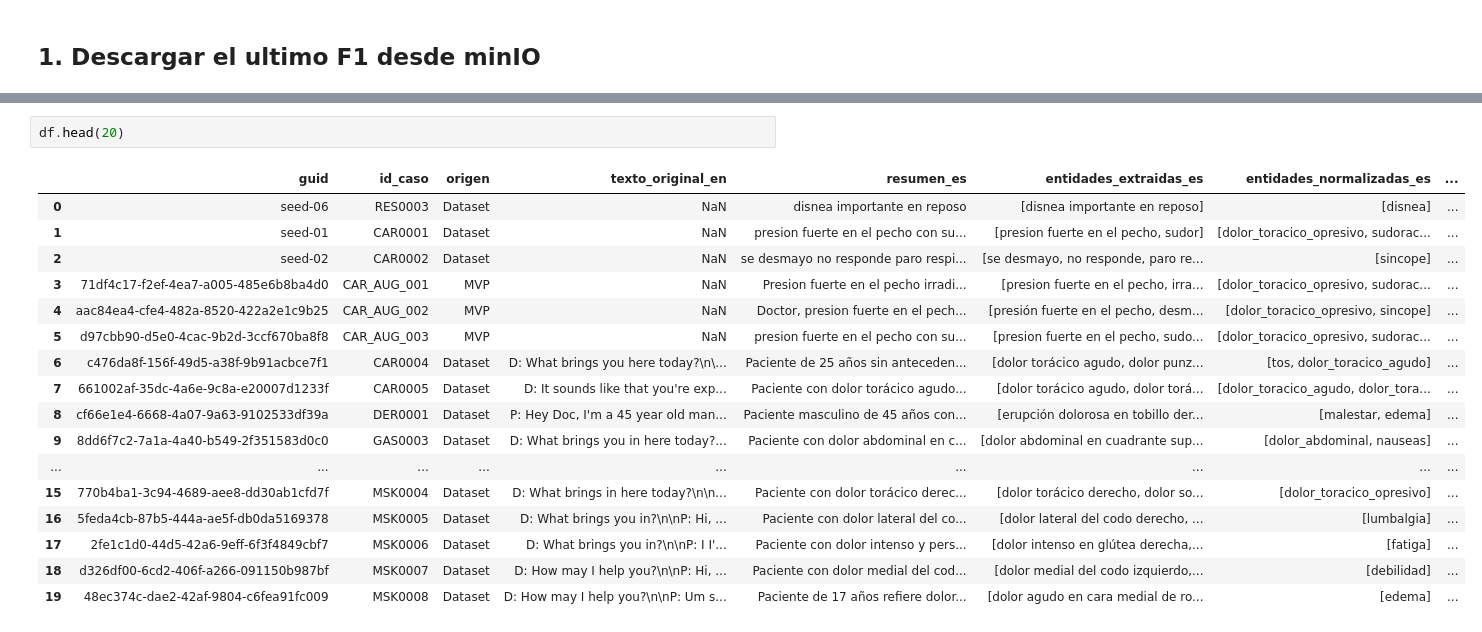
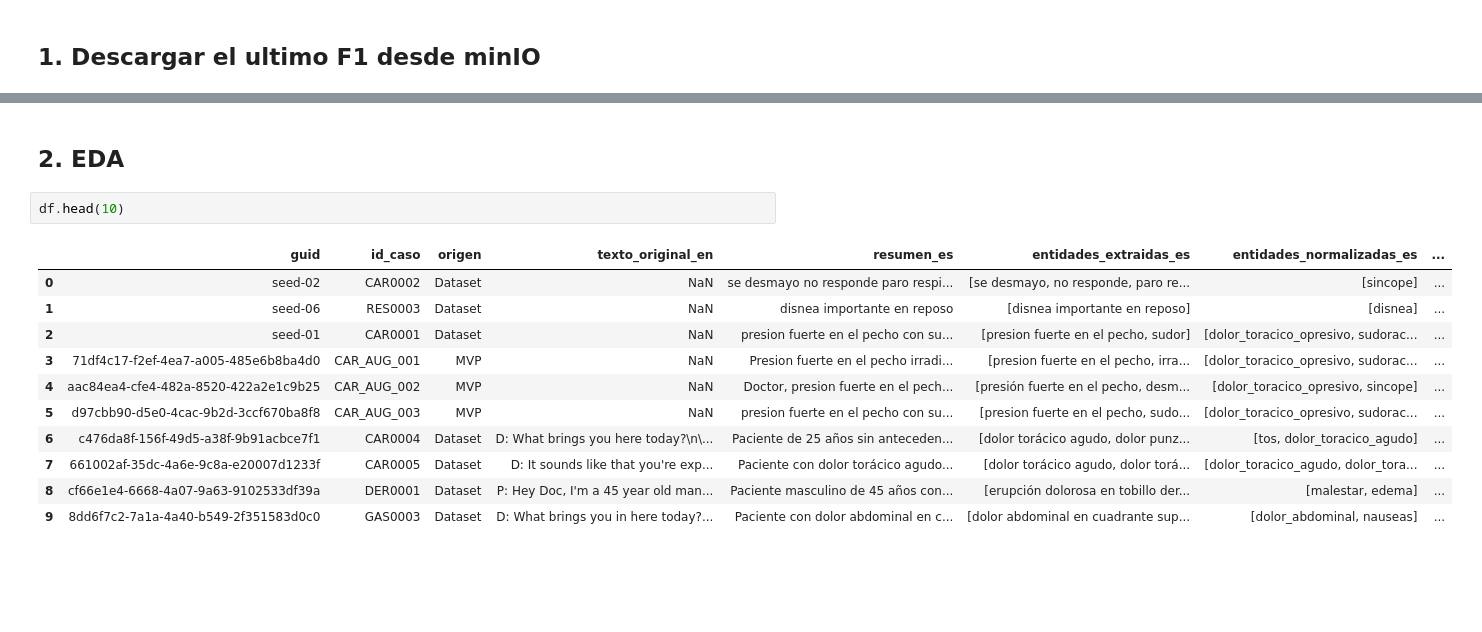
Before and after one commit to 0Dorfin/MedFlow, a Jupyter notebook: notebooks/ml_exploration.ipynb, the cells around one changed output, grey strips where cells are left out. Drawn from its saved outputs; the diff is of its cells as text; blank space fills up the shorter version.

```diff
--- a/notebooks/ml_exploration.ipynb
+++ b/notebooks/ml_exploration.ipynb
@@ -48,10 +53,12 @@ usando 20260519T134533-7fb0bf.parquet (1017930 bytes) modified 2026-05-19 13:45:
+# %% [markdown]
+## 2. EDA
 # %%
-df.head(20)
+df.head(10)
 # %% [output]
 |  | guid | id_caso | origen | texto_original_en | resumen_es | entidades_extraidas_es | entidades_normalizadas_es | ... |
-| 0 | seed-06 | RES0003 | Dataset | NaN | disnea importante en reposo | [disnea importante en reposo] | [disnea] | ... |
-| 1 | seed-01 | CAR0001 | Dataset | NaN | presion fuerte en el pecho con su... | [presion fuerte en el pecho, sudor] | [dolor_toracico_opresivo, sudorac... | ... |
-| 2 | seed-02 | CAR0002 | Dataset | NaN | se desmayo no responde paro respi... | [se desmayo, no responde, paro re... | [sincope] | ... |
+| 0 | seed-02 | CAR0002 | Dataset | NaN | se desmayo no responde paro respi... | [se desmayo, no responde, paro re... | [sincope] | ... |
+| 1 | seed-06 | RES0003 | Dataset | NaN | disnea importante en reposo | [disnea importante en reposo] | [disnea] | ... |
+| 2 | seed-01 | CAR0001 | Dataset | NaN | presion fuerte en el pecho con su... | [presion fuerte en el pecho, sudor] | [dolor_toracico_opresivo, sudorac... | ... |
 | 3 | 71df4c17-f2ef-4ea7-a005-485e6b8ba4d0 | CAR_AUG_001 | MVP | NaN | Presion fuerte en el pecho irradi... | [presion fuerte en el pecho, irra... | [dolor_toracico_opresivo, sudorac... | ... |
 | 4 | aac84ea4-cfe4-482a-8520-422a2e1c9b25 | CAR_AUG_002 | MVP | NaN | Doctor, presion fuerte en el pech... | [presión fuerte en el pecho, desm... | [dolor_toracico_opresivo, sincope] | ... |
 | 5 | d97cbb90-d5e0-4cac-9b2d-3ccf670ba8f8 | CAR_AUG_003 | MVP | NaN | presion fuerte en el pecho con su... | [presion fuerte en el pecho, sudo... | [dolor_toracico_opresivo, sudorac... | ... |
@@ -59,9 +66,3 @@ df.head(20)
 | 7 | 661002af-35dc-4a6e-9c8a-e20007d1233f | CAR0005 | Dataset | D: It sounds like that you're exp... | Paciente con dolor torácico agudo... | [dolor torácico agudo, dolor torá... | [dolor_toracico_agudo, dolor_tora... | ... |
 | 8 | cf66e1e4-6668-4a07-9a63-9102533df39a | DER0001 | Dataset | P: Hey Doc, I'm a 45 year old man... | Paciente masculino de 45 años con... | [erupción dolorosa en tobillo der... | [malestar, edema] | ... |
 | 9 | 8dd6f7c2-7a1a-4a40-b549-2f351583d0c0 | GAS0003 | Dataset | D: What brings you in here today?... | Paciente con dolor abdominal en c... | [dolor abdominal en cuadrante sup... | [dolor_abdominal, nauseas] | ... |
-| ... | ... | ... | ... | ... | ... | ... | ... | ... |
-| 15 | 770b4ba1-3c94-4689-aee8-dd30ab1cfd7f | MSK0004 | Dataset | D: What brings in here today?\n\n... | Paciente con dolor torácico derec... | [dolor torácico derecho, dolor so... | [dolor_toracico_opresivo] | ... |
-| 16 | 5feda4cb-87b5-444a-ae5f-db0da5169378 | MSK0005 | Dataset | D: What brings you in?\n\nP: Hi, ... | Paciente con dolor lateral del co... | [dolor lateral del codo derecho, ... | [lumbalgia] | ... |
-| 17 | 2fe1c1d0-44d5-42a6-9eff-6f3f4849cbf7 | MSK0006 | Dataset | D: What brings you in?\n\nP: I I'... | Paciente con dolor intenso y pers... | [dolor intenso en glútea derecha,... | [fatiga] | ... |
-| 18 | d326df00-6cd2-406f-a266-091150b987bf | MSK0007 | Dataset | D: How may I help you?\n\nP: Hi, ... | Paciente con dolor medial del cod... | [dolor medial del codo izquierdo,... | [debilidad] | ... |
-| 19 | 48ec374c-dae2-42af-9804-c6fea91fc009 | MSK0008 | Dataset | D: How may I help you?\n\nP: Um s... | Paciente de 17 años refiere dolor... | [dolor agudo en cara medial de ro... | [edema] | ... |
```
Also changed, not shown: parts of 33 cells of this notebook, 11 other files.
